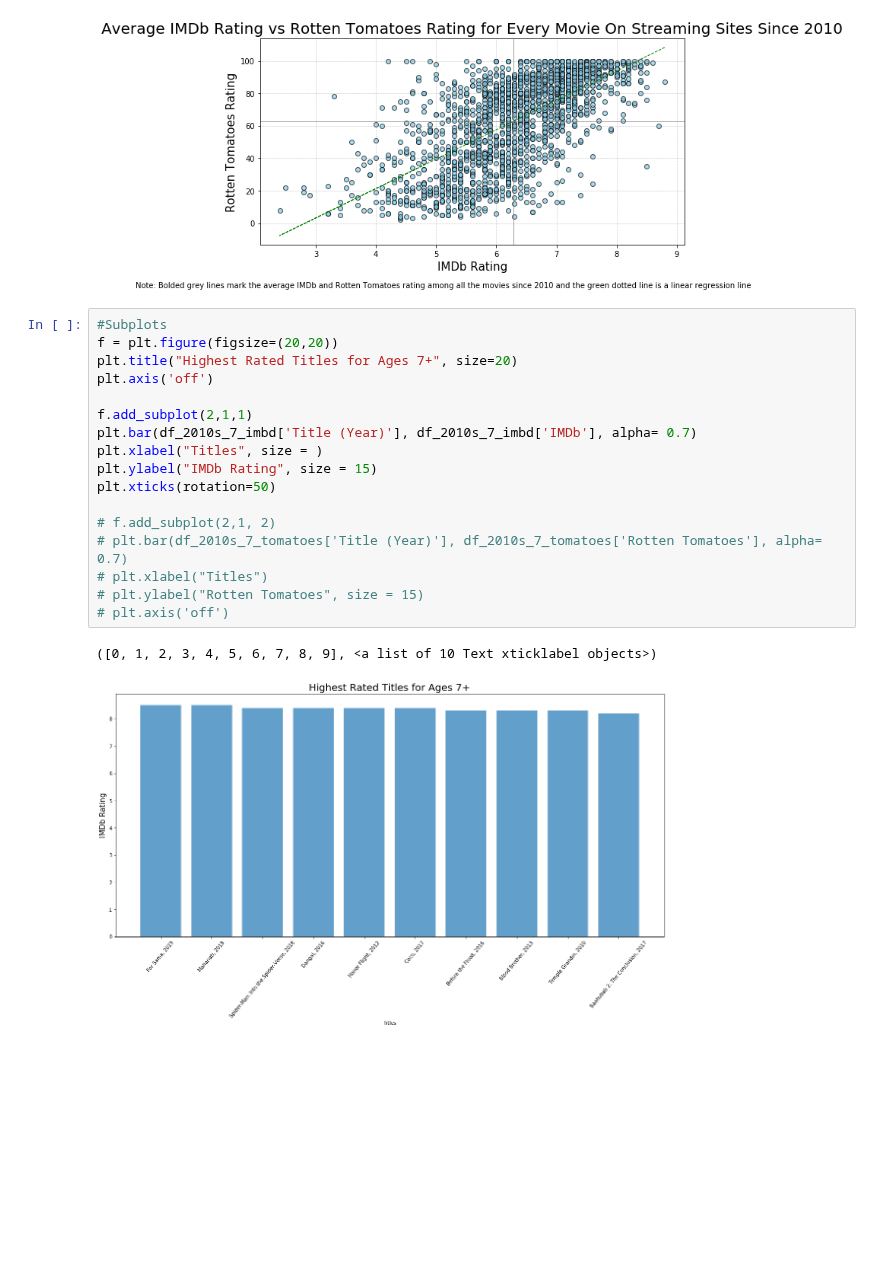
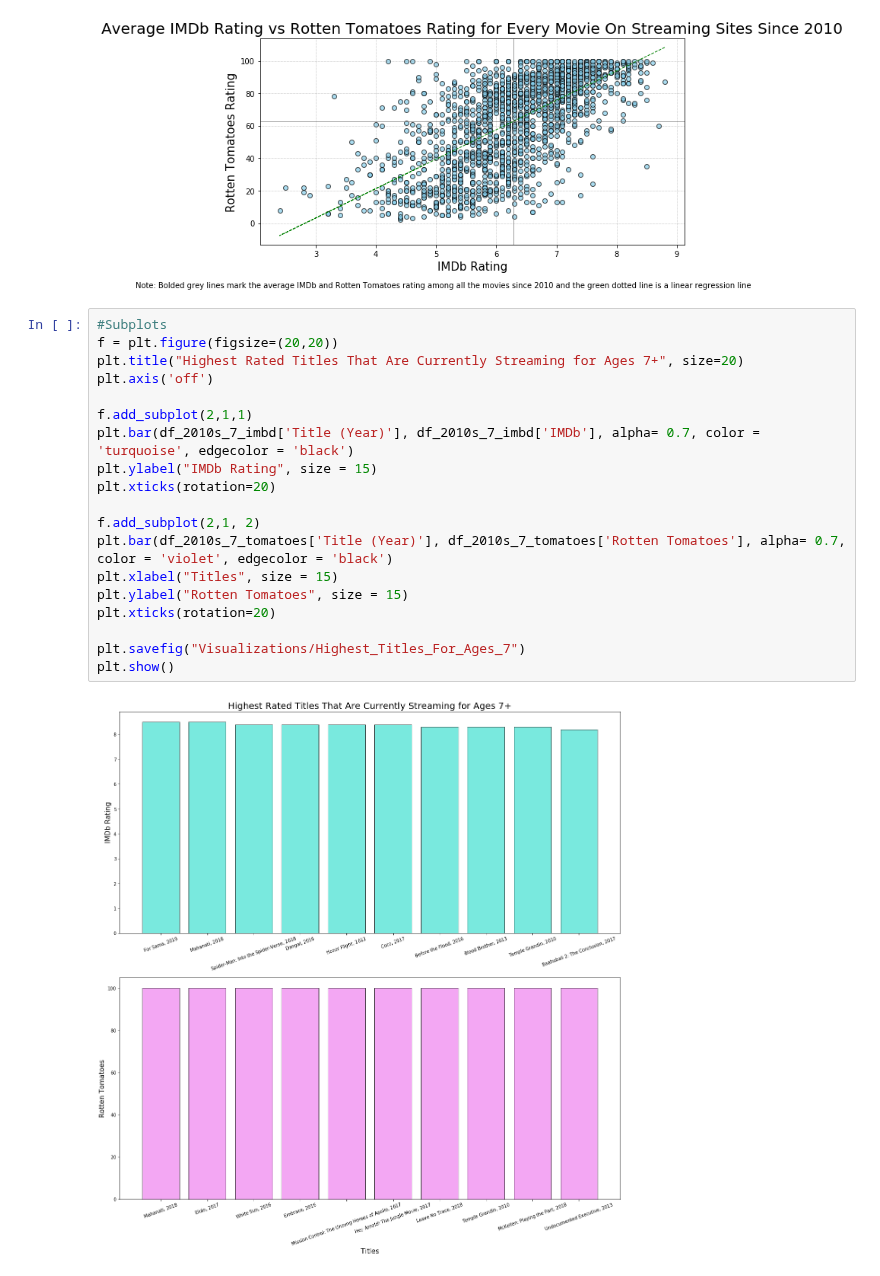
Before and after one commit to irwinmier96/Side_Projects, a Jupyter notebook: Movies on Netflix and Other Streaming Services/highest_movies_since_2010.ipynb, the cells around one changed output. Cells and saved outputs as stored; diff of their text form.

Commit message:
adding new graphs

```diff
--- a/Movies on Netflix and Other Streaming Services/highest_movies_since_2010.ipynb
+++ b/Movies on Netflix and Other Streaming Services/highest_movies_since_2010.ipynb
@@ -151,20 +151,21 @@ Average IMDb Rating:  6.292075471698112 ,  Average Rotten Tomatoes Rating:  62.8
 # %%
 #Subplots
 f = plt.figure(figsize=(20,20))
-plt.title("Highest Rated Titles for Ages 7+", size=20)
+plt.title("Highest Rated Titles That Are Currently Streaming for Ages 7+", size=20)
 plt.axis('off')
 
 f.add_subplot(2,1,1)
-plt.bar(df_2010s_7_imbd['Title (Year)'], df_2010s_7_imbd['IMDb'], alpha= 0.7)
-plt.xlabel("Titles", size = )
+plt.bar(df_2010s_7_imbd['Title (Year)'], df_2010s_7_imbd['IMDb'], alpha= 0.7, color = 'turquoise', edgecolor = 'black')
 plt.ylabel("IMDb Rating", size = 15)
-plt.xticks(rotation=50)
+plt.xticks(rotation=20)
 
-# f.add_subplot(2,1, 2)
-# plt.bar(df_2010s_7_tomatoes['Title (Year)'], df_2010s_7_tomatoes['Rotten Tomatoes'], alpha= 0.7)
-# plt.xlabel("Titles")
-# plt.ylabel("Rotten Tomatoes", size = 15)
-# plt.axis('off')
+f.add_subplot(2,1, 2)
+plt.bar(df_2010s_7_tomatoes['Title (Year)'], df_2010s_7_tomatoes['Rotten Tomatoes'], alpha= 0.7, color = 'violet', edgecolor = 'black')
+plt.xlabel("Titles", size = 15)
+plt.ylabel("Rotten Tomatoes", size = 15)
+plt.xticks(rotation=20)
+
+plt.savefig("Visualizations/Highest_Titles_For_Ages_7")
+plt.show()
 # %% [output]
-([0, 1, 2, 3, 4, 5, 6, 7, 8, 9], <a list of 10 Text xticklabel objects>)
-[figure, old version]
+[figure, new version]
```
Also changed, not shown: parts of 4 cells of this notebook, 5 other files.
